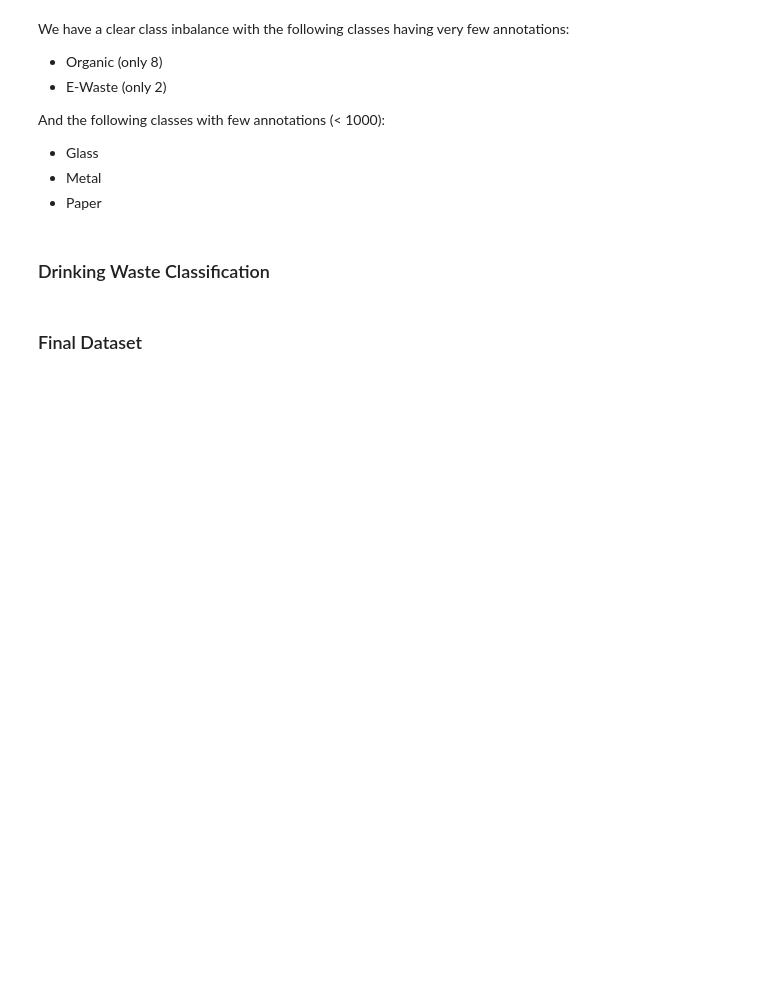
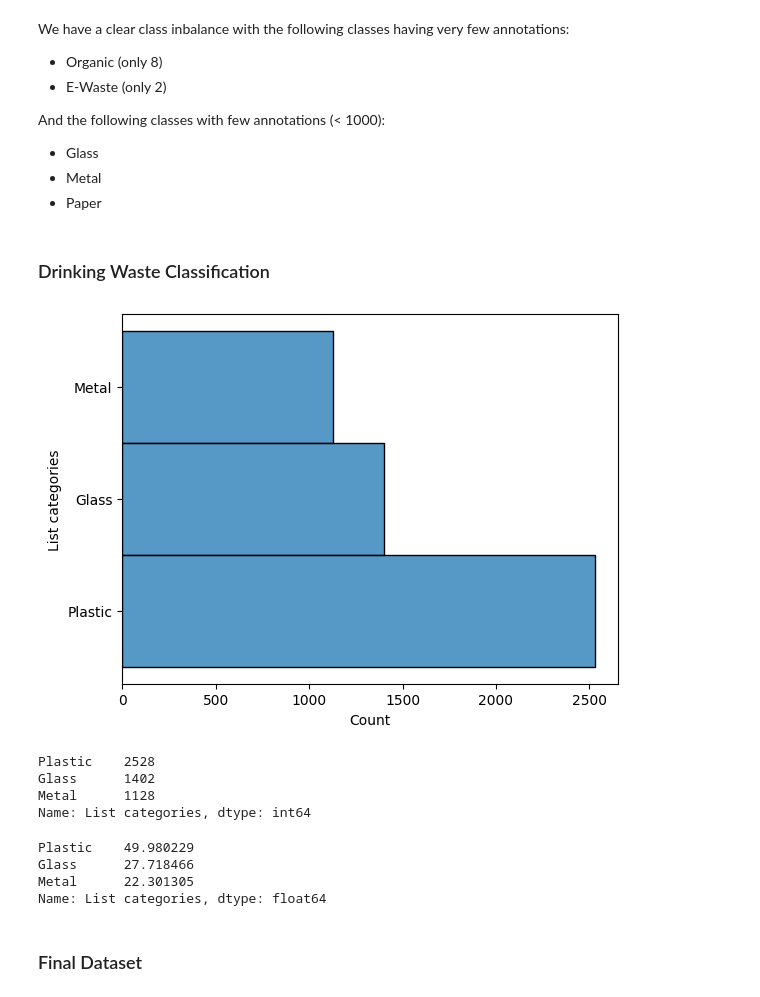
Before and after one commit to AmElmo/trash_detector-wall-e, a Jupyter notebook: notebooks/data_cleaning.ipynb, the cells around one changed output. Saved outputs shown, nothing was run; the diff lists cells and outputs as text; code cells hidden in the pictures; blank space fills up the shorter version.

Commit message:
Data cleaning and merging

```diff
--- a/notebooks/data_cleaning.ipynb
+++ b/notebooks/data_cleaning.ipynb
@@ -356,0 +351,13 @@ cp -a data/Drinking_Waste_Classification_COCO/data/ data/Final_Dataset/batch_16
+# %%
+# Change naming of pics in JSON (to reflect relative path)
+
+with open("../data/Drinking_Waste_Classification_COCO/labels_new.json") as f:
+    labels_new = json.load(f)
+
+
+for x in labels_new["images"]:
+    x['file_name'] = "batch_16/" + x['file_name']
+
+
+with open("../data/Drinking_Waste_Classification_COCO/labels_new.json", "w") as outfile:
+    json.dump(labels_new, outfile)
@@ -403,5 +481,23 @@ And the following classes with few annotations (< 1000):
 - Paper
 # %% [markdown]
 ### Drinking Waste Classification
+# %%
+draw_class_distribution('../data/Drinking_Waste_Classification_COCO/labels_new.json')
+# %% [output]
+[figure, added]
+# %%
+build_table_distribution('../data/Drinking_Waste_Classification_COCO/labels_new.json')
+# %% [output]
+Plastic    2528
+Glass      1402
+Metal      1128
+Name: List categories, dtype: int64
+# %%
+build_table_distribution_normalize('../data/Drinking_Waste_Classification_COCO/labels_new.json')
+# %% [output]
+Plastic    49.980229
+Glass      27.718466
+Metal      22.301305
+Name: List categories, dtype: float64
 # %% [markdown]
 ### Final Dataset
```
Also changed, not shown: parts of 14 cells of this notebook.
